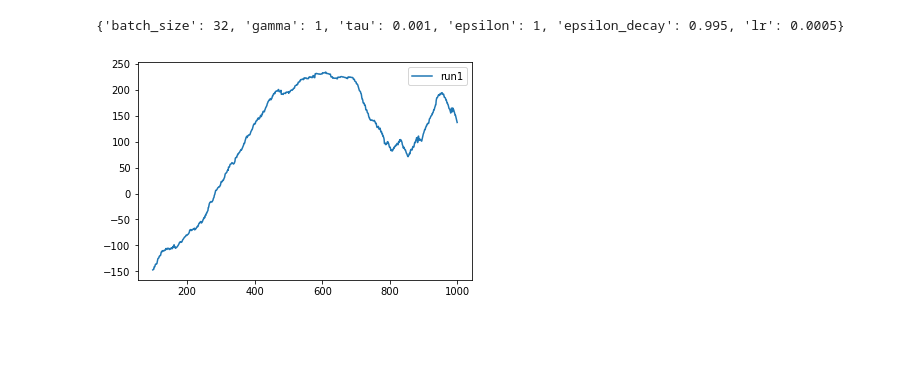
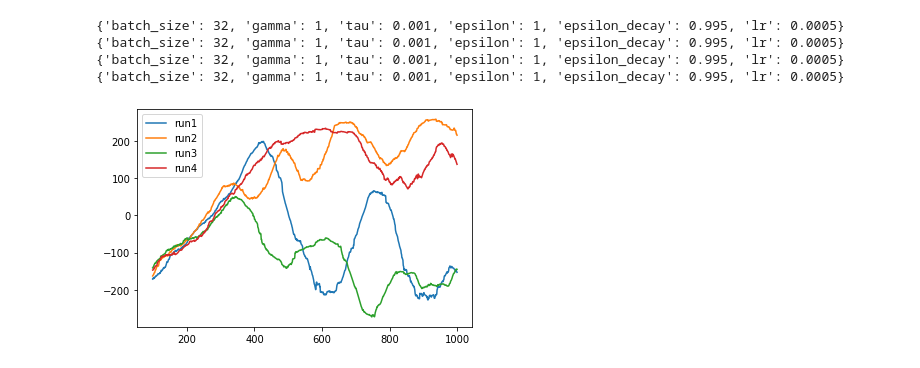
Before and after one commit to NoxMoon/RL, a Jupyter notebook: project2/hyperparameters.ipynb, the cells around one changed output. Cells and saved outputs as stored; diff of their text form; code cells hidden in the pictures; blank space fills up the shorter version.

Commit message:
add gamma commit

```diff
--- a/project2/hyperparameters.ipynb
+++ b/project2/hyperparameters.ipynb
@@ -138,9 +139,22 @@ plt.show()
-# %%
-results = json.load(open(f'experiments/lr0.0005_e0.995_tau0.001_gamma1.txt'))
-print(results['params'])
-plt.plot(range(100-1, len(results['episode_rewards'])), results['moving_avg'], label='run1')
-plt.legend()
-plt.show()
-# %% [output]
-{'batch_size': 32, 'gamma': 1, 'tau': 0.001, 'epsilon': 1, 'epsilon_decay': 0.995, 'lr': 0.0005}
-[figure, removed]
+# %%
+results = json.load(open(f'experiments/lr0.0005_e0.995_tau0.001_gamma1_1.txt'))
+print(results['params'])
+plt.plot(range(100-1, len(results['episode_rewards'])), results['moving_avg'], label='run1')
+results = json.load(open(f'experiments/lr0.0005_e0.995_tau0.001_gamma1_2.txt'))
+print(results['params'])
+plt.plot(range(100-1, len(results['episode_rewards'])), results['moving_avg'], label='run2')
+results = json.load(open(f'experiments/lr0.0005_e0.995_tau0.001_gamma1_3.txt'))
+print(results['params'])
+plt.plot(range(100-1, len(results['episode_rewards'])), results['moving_avg'], label='run3')
+results = json.load(open(f'experiments/lr0.0005_e0.995_tau0.001_gamma1.txt'))
+print(results['params'])
+plt.plot(range(100-1, len(results['episode_rewards'])), results['moving_avg'], label='run4')
+plt.legend()
+plt.savefig("figures/gamma1.png")
+plt.show()
+# %% [output]
+{'batch_size': 32, 'gamma': 1, 'tau': 0.001, 'epsilon': 1, 'epsilon_decay': 0.995, 'lr': 0.0005}
+{'batch_size': 32, 'gamma': 1, 'tau': 0.001, 'epsilon': 1, 'epsilon_decay': 0.995, 'lr': 0.0005}
+{'batch_size': 32, 'gamma': 1, 'tau': 0.001, 'epsilon': 1, 'epsilon_decay': 0.995, 'lr': 0.0005}
+{'batch_size': 32, 'gamma': 1, 'tau': 0.001, 'epsilon': 1, 'epsilon_decay': 0.995, 'lr': 0.0005}
+[figure, added]
```
Also changed, not shown: parts of 6 cells of this notebook, 11 other files.
